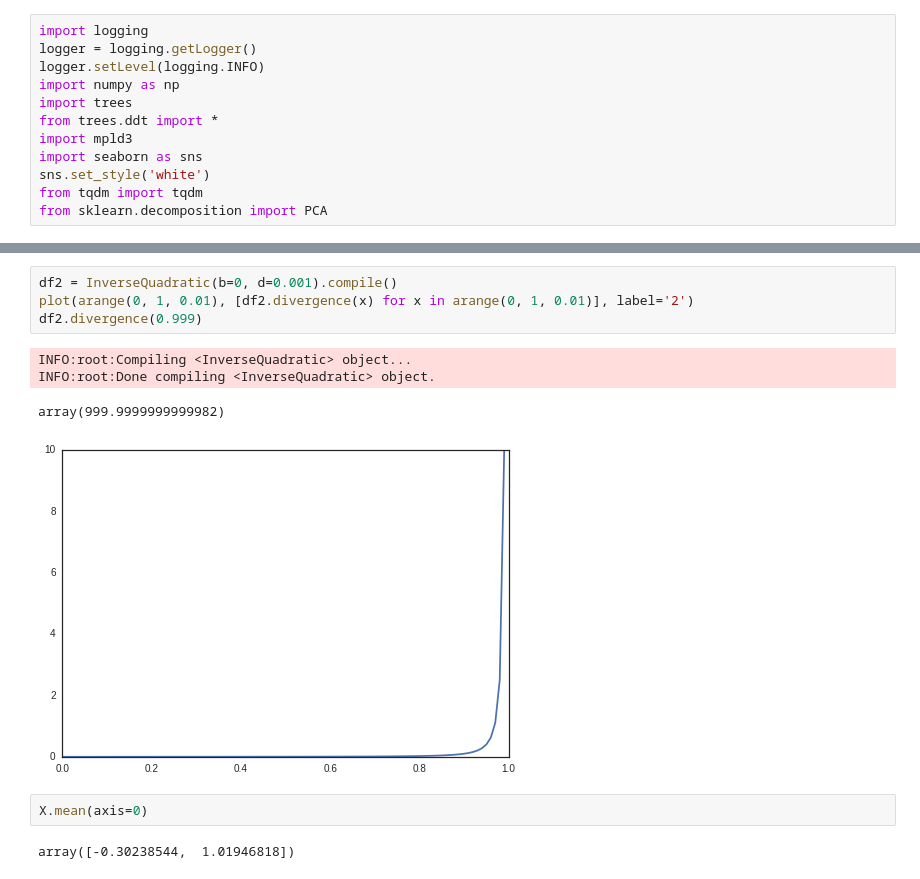
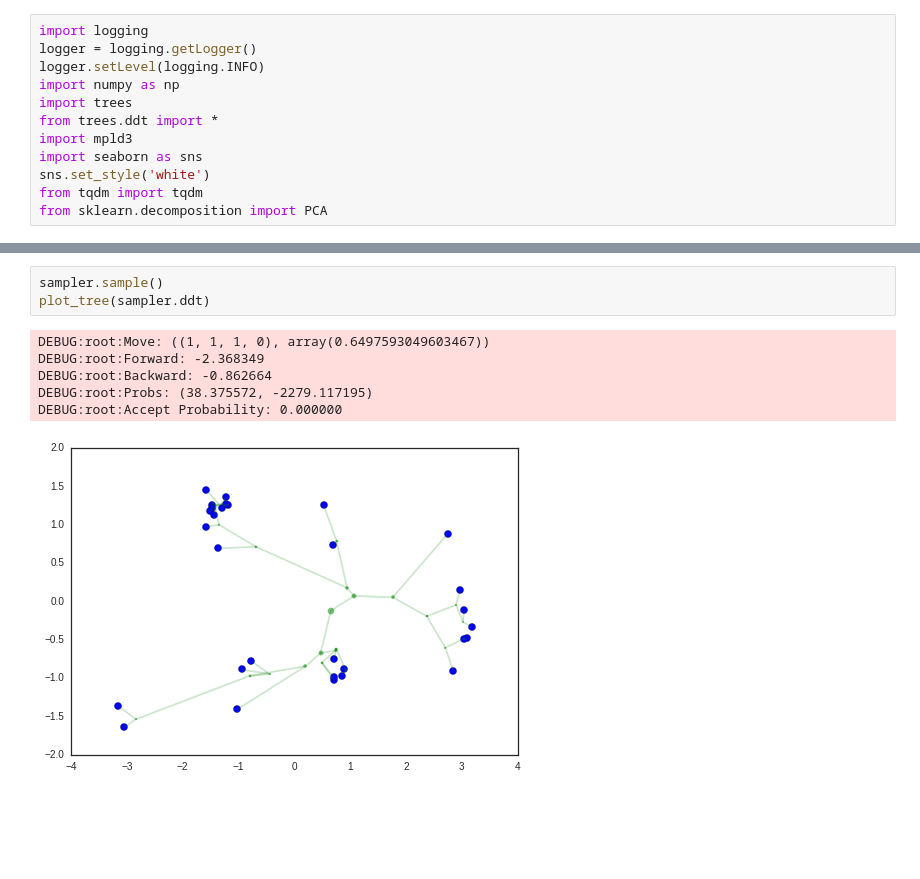
Before and after one commit to sharadmv/trees, a Jupyter notebook: experiments/DDT Demo.ipynb, the cells around one changed output, grey strips where cells are left out. Saved outputs shown, nothing was run; the diff lists cells and outputs as text; blank space fills up the shorter version.

```diff
--- a/experiments/DDT Demo.ipynb
+++ b/experiments/DDT Demo.ipynb
@@ -103,13 +73,10 @@ print gs.ddt.log_likelihood()
-# %%
-df2 = InverseQuadratic(b=0, d=0.001).compile()
-plot(arange(0, 1, 0.01), [df2.divergence(x) for x in arange(0, 1, 0.01)], label='2')
-df2.divergence(0.999)
-# %% [output]
-INFO:root:Compiling <InverseQuadratic> object...
-INFO:root:Done compiling <InverseQuadratic> object.
-array(999.9999999999982)
-[figure, removed]
-# %%
-X.mean(axis=0)
-# %% [output]
-array([-0.30238544,  1.01946818])
+# %%
+sampler.sample()
+plot_tree(sampler.ddt)
+# %% [output]
+DEBUG:root:Move: ((1, 1, 1, 0), array(0.6497593049603467))
+DEBUG:root:Forward: -2.368349
+DEBUG:root:Backward: -0.862664
+DEBUG:root:Probs: (38.375572, -2279.117195)
+DEBUG:root:Accept Probability: 0.000000
+[figure, added]
```
Also changed, not shown: parts of 9 cells of this notebook, 12 other files.
